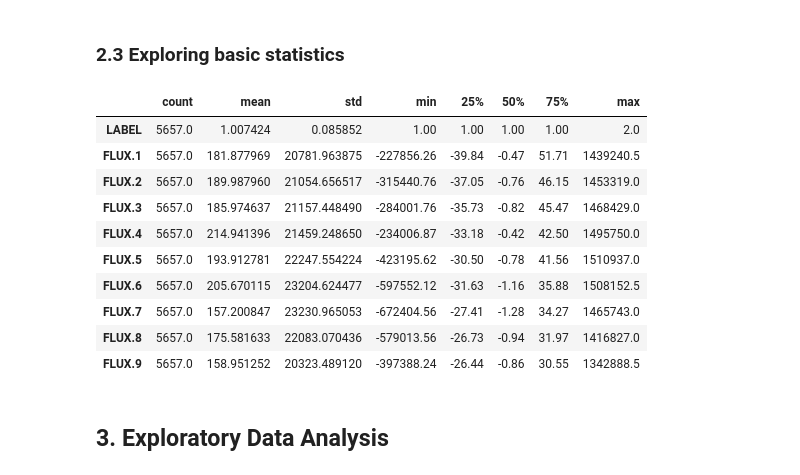
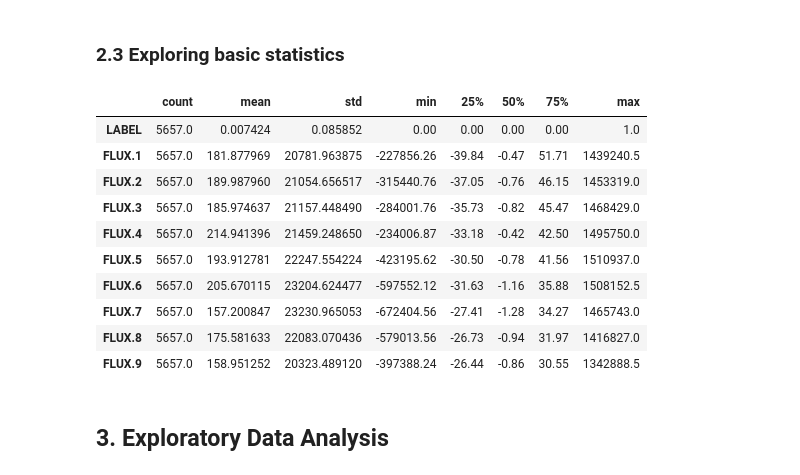
Before and after one commit to shekar-raja/exoplanet-detection-system-ml, a Jupyter notebook: Exoplanet Detection System.ipynb, the cells around one changed output. Cells and saved outputs as stored; diff of their text form; code cells hidden in the pictures.

```diff
--- a/Exoplanet Detection System.ipynb
+++ b/Exoplanet Detection System.ipynb
@@ -65,13 +77,13 @@ Dataset consists of 5657 rows and 3198 columns
 ### 2.3 Exploring basic statistics
 # %%
 # Get basic statistics for all columns
-stats = df.describe().T
+basic_stats = df.describe().T
 
 # Displaying statistics for the first 10 columns
-stats.iloc[:10, :]
+basic_stats.iloc[:10, :]
 # %% [output]
 |  | count | mean | std | min | 25% | 50% | 75% | max |
-| LABEL | 5657.0 | 1.007424 | 0.085852 | 1.00 | 1.00 | 1.00 | 1.00 | 2.0 |
+| LABEL | 5657.0 | 0.007424 | 0.085852 | 0.00 | 0.00 | 0.00 | 0.00 | 1.0 |
 | FLUX.1 | 5657.0 | 181.877969 | 20781.963875 | -227856.26 | -39.84 | -0.47 | 51.71 | 1439240.5 |
 | FLUX.2 | 5657.0 | 189.987960 | 21054.656517 | -315440.76 | -37.05 | -0.76 | 46.15 | 1453319.0 |
 | FLUX.3 | 5657.0 | 185.974637 | 21157.448490 | -284001.76 | -35.73 | -0.82 | 45.47 | 1468429.0 |
```
Also changed, not shown: parts of 22 cells of this notebook.
